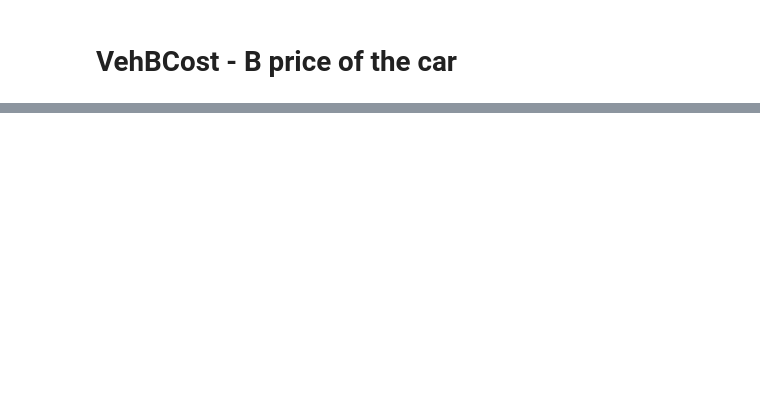
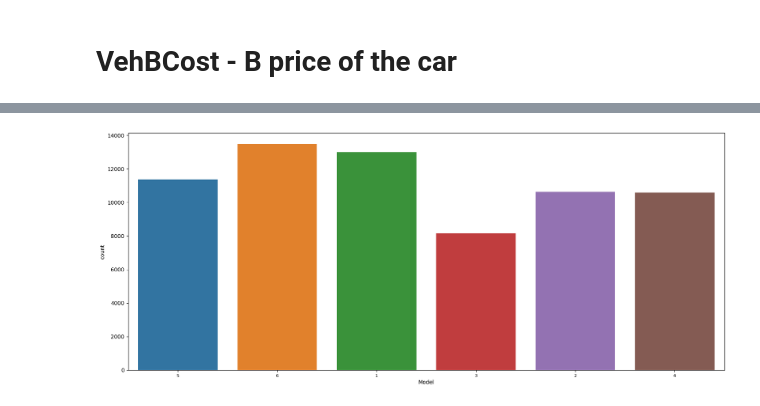
Before and after one commit to agomolka/MASem2DataMining, a Jupyter notebook: car_kick_analysis.ipynb, the cells around one changed output, grey strips where cells are left out. Saved outputs shown, nothing was run; the diff lists cells and outputs as text; code cells hidden in the pictures; blank space fills up the shorter version.

```diff
--- a/car_kick_analysis.ipynb
+++ b/car_kick_analysis.ipynb
@@ -219,0 +344,17 @@ distplot_mean_median(column=car_kick['VehBCost'], title="B price of the car")
+# %%
+#There is a lot of diffrent models in the data, it would be good to split it into more general categories
+
+models1 = car_kick['Model'].value_counts()[:10].index.tolist()
+models2 = car_kick['Model'].value_counts()[10:25].index.tolist()
+models3 = car_kick['Model'].value_counts()[25:50].index.tolist()
+models4 = car_kick['Model'].value_counts()[50:80].index.tolist()
+models5 = car_kick['Model'].value_counts()[80:150].index.tolist()
+models6 = car_kick['Model'].value_counts()[150:].index.tolist()
+
+car_kick['Model'].replace(models1, "6", inplace = True)
+car_kick['Model'].replace(models2, "5", inplace = True)
+car_kick['Model'].replace(models3,"4", inplace = True)
+car_kick['Model'].replace(models4, "3", inplace = True)
+car_kick['Model'].replace(models5,"2", inplace = True)
+car_kick['Model'].replace(models6,"1", inplace = True)
+car_kick['Model'].value_counts()
@@ -219,0 +369,8 @@ distplot_mean_median(column=car_kick['VehBCost'], title="B price of the car")
+# %%
+fig = plt.figure(figsize=(20,8))
+ax = fig.add_subplot(111)
+plt.rc('xtick',labelsize=8)
+sns.countplot(x = "Model", data = car_kick)
+plt.show()
+# %% [output]
+[figure, added]
```
Also changed, not shown: parts of 119 cells of this notebook, 1 other file.
